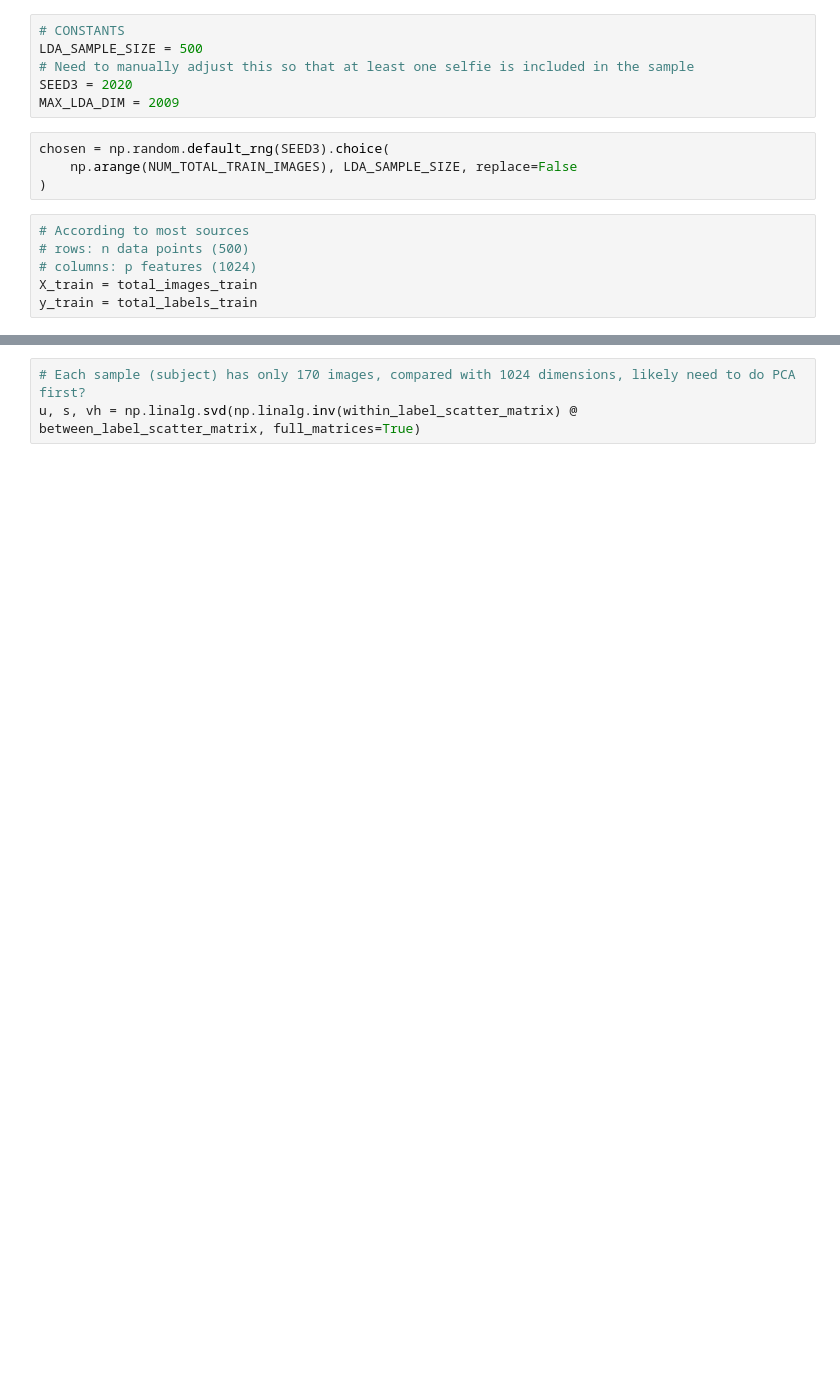
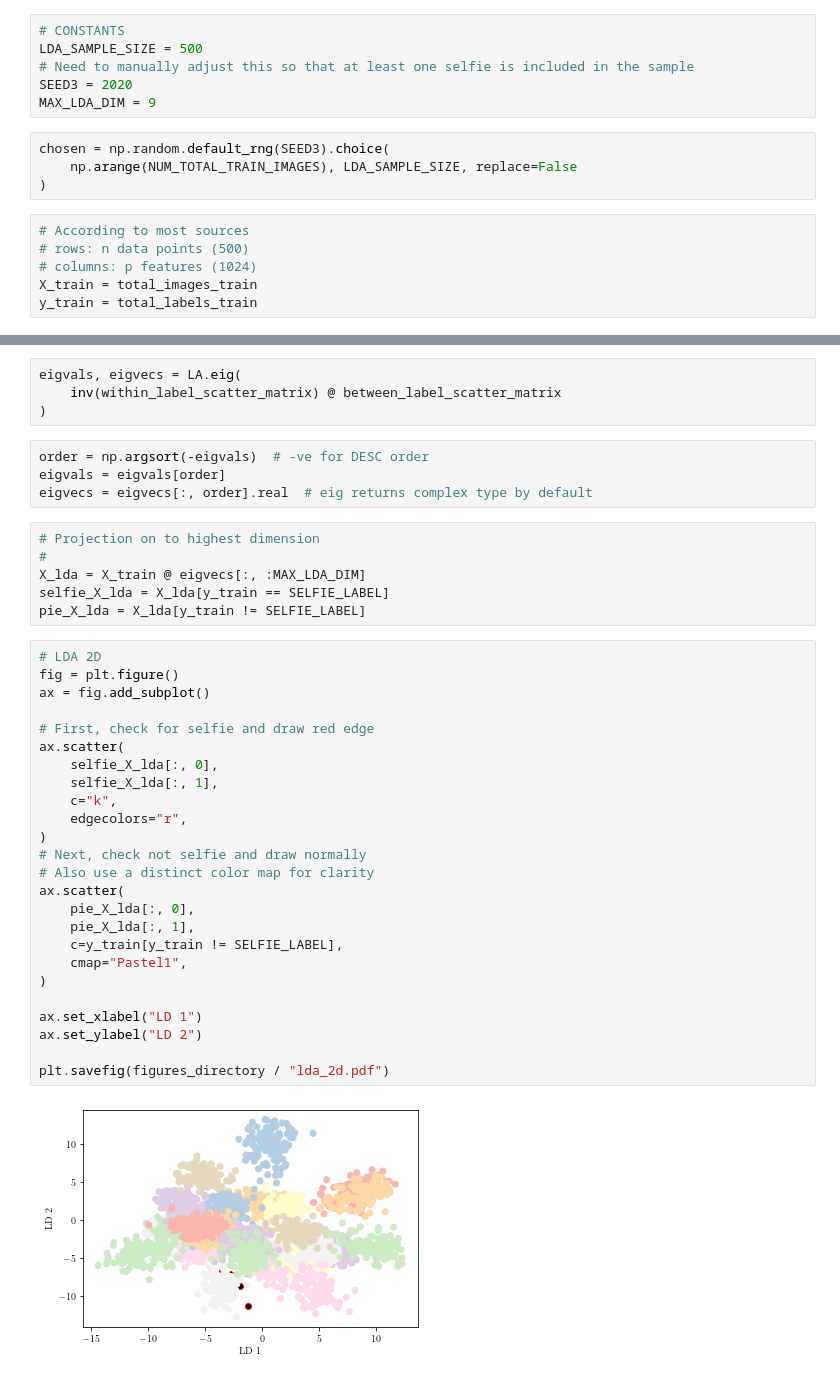
Before and after one commit to shenghaoc/ee5907-ca2, a Jupyter notebook: lda.ipynb, the cells around one changed output, grey strips where cells are left out. Saved outputs shown, nothing was run; the diff lists cells and outputs as text; blank space fills up the shorter version.

```diff
--- a/lda.ipynb
+++ b/lda.ipynb
@@ -123,7 +124,7 @@ from numpy import linalg as LA
 LDA_SAMPLE_SIZE = 500
 # Need to manually adjust this so that at least one selfie is included in the sample
 SEED3 = 2020
-MAX_LDA_DIM = 2009
+MAX_LDA_DIM = 9
 # %%
 chosen = np.random.default_rng(SEED3).choice(
     np.arange(NUM_TOTAL_TRAIN_IMAGES), LDA_SAMPLE_SIZE, replace=False
@@ -173,3 +182,41 @@ for i in range(len(unique_labels)):
-# %%
-# Each sample (subject) has only 170 images, compared with 1024 dimensions, likely need to do PCA first?
-u, s, vh = np.linalg.svd(np.linalg.inv(within_label_scatter_matrix) @ between_label_scatter_matrix, full_matrices=True)
+# %%
+eigvals, eigvecs = LA.eig(
+    inv(within_label_scatter_matrix) @ between_label_scatter_matrix
+)
+# %%
+order = np.argsort(-eigvals)  # -ve for DESC order
+eigvals = eigvals[order]
+eigvecs = eigvecs[:, order].real  # eig returns complex type by default
+# %%
+# Projection on to highest dimension
+#
+X_lda = X_train @ eigvecs[:, :MAX_LDA_DIM]
+selfie_X_lda = X_lda[y_train == SELFIE_LABEL]
+pie_X_lda = X_lda[y_train != SELFIE_LABEL]
+# %%
+# LDA 2D
+fig = plt.figure()
+ax = fig.add_subplot()
+
+# First, check for selfie and draw red edge
+ax.scatter(
+    selfie_X_lda[:, 0],
+    selfie_X_lda[:, 1],
+    c="k",
+    edgecolors="r",
+)
+# Next, check not selfie and draw normally
+# Also use a distinct color map for clarity
+ax.scatter(
+    pie_X_lda[:, 0],
+    pie_X_lda[:, 1],
+    c=y_train[y_train != SELFIE_LABEL],
+    cmap="Pastel1",
+)
+
+ax.set_xlabel("LD 1")
+ax.set_ylabel("LD 2")
+
+plt.savefig(figures_directory / "lda_2d.pdf")
+# %% [output]
+[figure, added]
```
Also changed, not shown: parts of 6 cells of this notebook, 2 other files.
